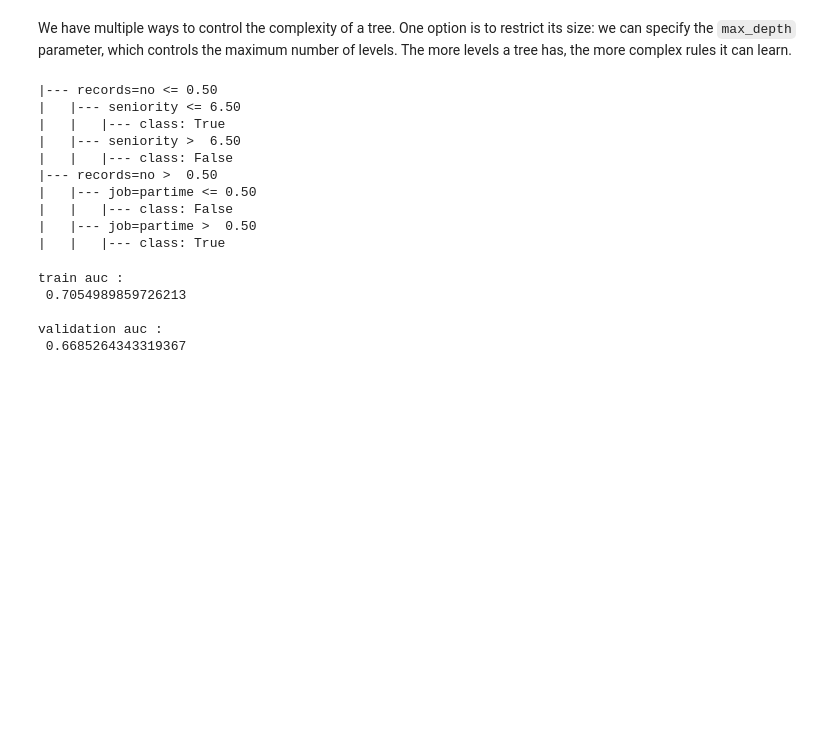
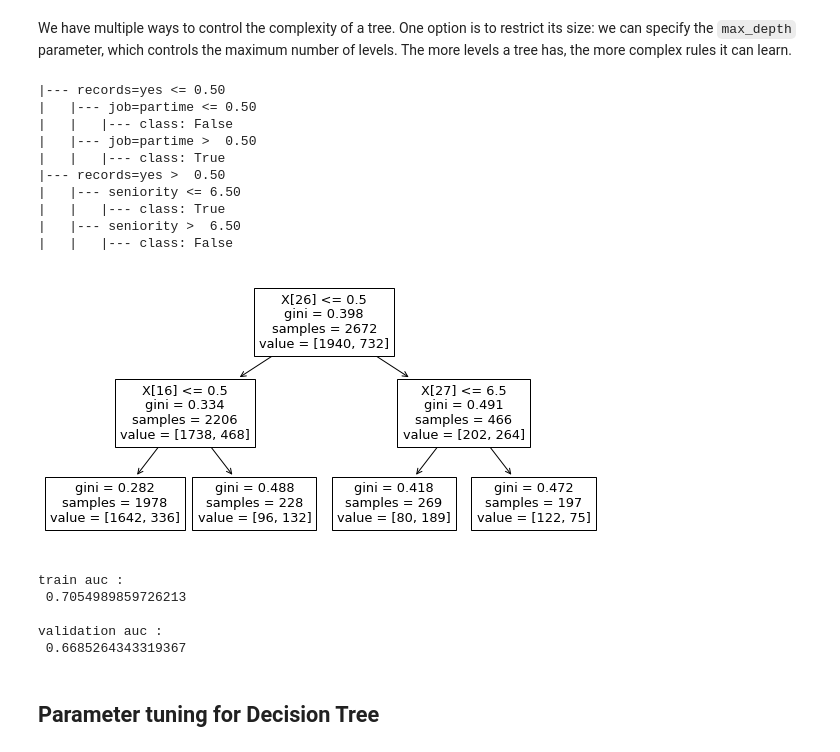
Before and after one commit to marcosbenicio/data-science, a Jupyter notebook: 05DecisionTrees/credit_scoring.ipynb, the cells around one changed output. Drawn from its saved outputs; the diff is of its cells as text; code cells hidden in the pictures; blank space fills up the shorter version.

```diff
--- a/05DecisionTrees/credit_scoring.ipynb
+++ b/05DecisionTrees/credit_scoring.ipynb
@@ -397,21 +402,28 @@ We have multiple ways to control the complexity of a tree. One option is to rest
 its size: we can specify the ``max_depth`` parameter, which controls the maximum number
 of levels. The more levels a tree has, the more complex rules it can learn.
 # %%
-dt = DecisionTreeClassifier(max_depth=2)
+dt = DecisionTreeClassifier(max_depth = 2)
 dt.fit(X_train, y_train)
+
 tree_text = export_text(dt, feature_names = dv.feature_names_)
 print(tree_text)
+
+# draw the decision tree
+fig, ax = plt.subplots(figsize=(10, 5))
+plot_tree(dt, ax=ax)
+plt.show()
 # %% [output]
-|--- records=no <= 0.50
+|--- records=yes <= 0.50
+|   |--- job=partime <= 0.50
+|   |   |--- class: False
+|   |--- job=partime >  0.50
+|   |   |--- class: True
+|--- records=yes >  0.50
 |   |--- seniority <= 6.50
 |   |   |--- class: True
 |   |--- seniority >  6.50
 |   |   |--- class: False
-|--- records=no >  0.50
-|   |--- job=partime <= 0.50
-|   |   |--- class: False
-|   |--- job=partime >  0.50
-|   |   |--- class: True
+[figure, added]
 # %%
 y_pred = dt.predict_proba(X_train)[:, 1]
 auc = roc_auc_score(y_train, y_pred)
@@ -425,3 +437,5 @@ train auc :
 
 validation auc :
  0.6685264343319367
+# %% [markdown]
+## Parameter tuning for Decision Tree
```
Also changed, not shown: parts of 27 cells of this notebook.
